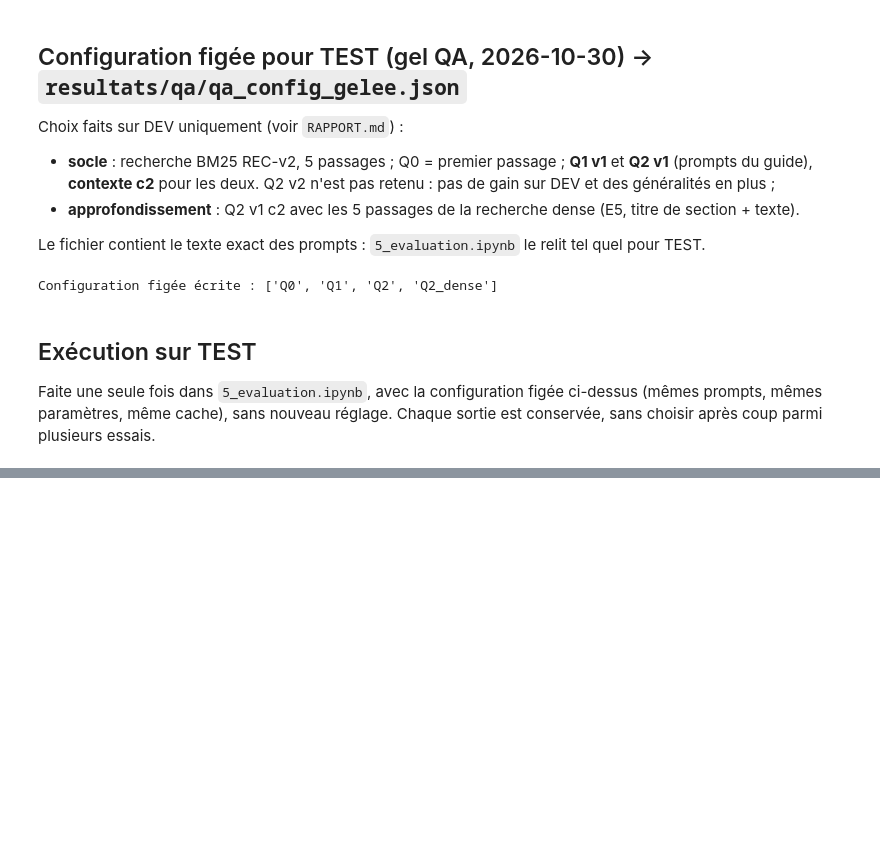
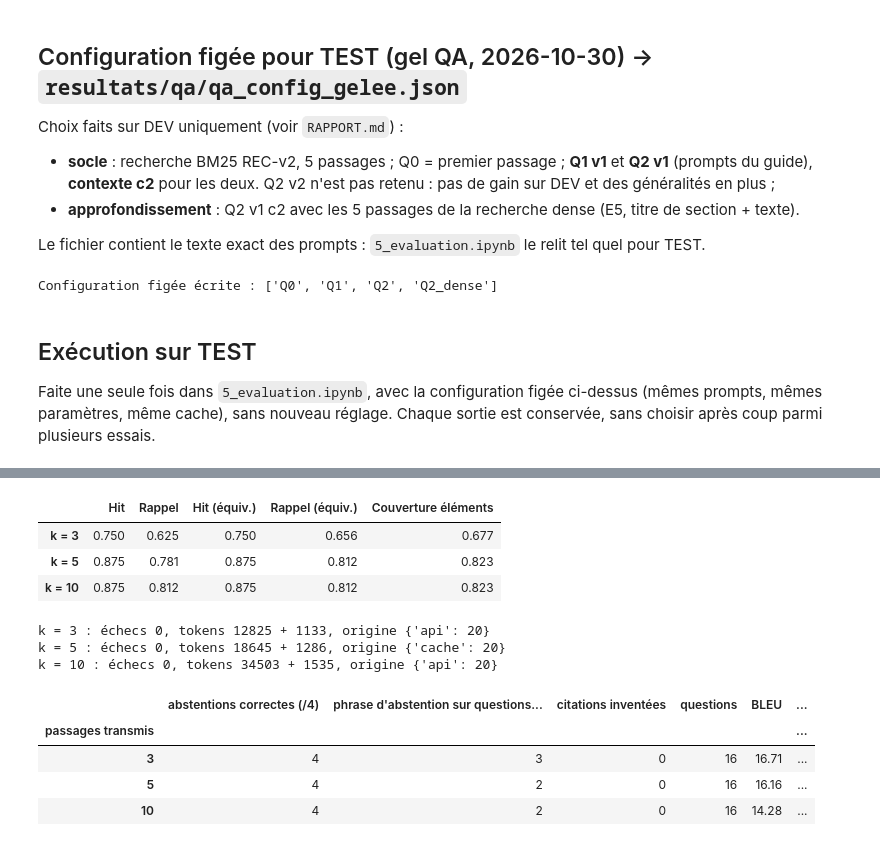
Before and after one commit to yam89421/NLP-SANTE-BC5CDR, a Jupyter notebook: notebooks/4.2_llm_q1_q2.ipynb, the cells around one changed output, grey strips where cells are left out. Saved outputs shown, nothing was run; the diff lists cells and outputs as text; code cells hidden in the pictures; blank space fills up the shorter version.

```diff
--- a/notebooks/4.2_llm_q1_q2.ipynb
+++ b/notebooks/4.2_llm_q1_q2.ipynb
@@ -336,0 +395,61 @@ paramètres, même cache), sans nouveau réglage. Chaque sortie est conservée,
+# %%
+from src.qa_recherche import construire_bm25, scores_bm25, premiers, mesures_question
+from src.qa_scores import scores_reponses
+
+ordre = list(passages)
+bm25_dev = construire_bm25([passages[i]["texte"] for i in ordre], racines=True)   # REC-v2
+NB_PASSAGES = [3, 5, 10]
+classement_dev = {q["question_id"]: [ordre[i] for i, _ in premiers(scores_bm25(q["question"], bm25_dev), max(NB_PASSAGES))]
+                  for q in dev}
+assert all(classement_dev[i][:5] == [c["passage_id"] for c in r["passages_retrouves"]] for i, r in q0.items())  # = Q0
+
+# Recherche : part des preuves présentes parmi les k passages (questions avec réponse).
+recherche_k = pd.DataFrame({f"k = {k}": pd.DataFrame([mesures_question(q, classement_dev[q["question_id"]], k)
+                                                       for q in dev if q["answerable"]]).mean().drop("rang_premiere_preuve")
+                                                         .set_axis(["Hit", "Rappel", "Hit (équiv.)", "Rappel (équiv.)", "Couverture éléments"])
+                            for k in NB_PASSAGES}).T.round(3)
+recherche_k
+# %% [output]
+|  | Hit | Rappel | Hit (équiv.) | Rappel (équiv.) | Couverture éléments |
+| k = 3 | 0.750 | 0.625 | 0.750 | 0.656 | 0.677 |
+| k = 5 | 0.875 | 0.781 | 0.875 | 0.812 | 0.823 |
+| k = 10 | 0.875 | 0.812 | 0.875 | 0.812 | 0.823 |
+# %%
+# Q2 v1 c2 avec k passages ; k = 5 redonne exactement les réponses de la configuration figée (cache).
+q2_k = {}
+for k in NB_PASSAGES:
+    source = {i: {"recherche": f"{q0[i]['recherche']}, k = {k}",
+                  "passages_retrouves": [{"passage_id": pid, "rang": r} for r, pid in enumerate(top[:k], start=1)]}
+              for i, top in classement_dev.items()}
+    q2_k[k] = executer("Q2", "v1", "c2", dev, source=source)
+fige = [l["reponse"] for l in map(json.loads, (RES / "predictions_llm_dev.jsonl").read_text(encoding="utf-8").splitlines())
+        if (l["prompt_version"], l["contexte_version"]) == ("q2_v1", "c2")]
+assert [l["reponse"] for l in q2_k[5]] == fige
+with open(RES / "predictions_llm_dev_nb_passages.jsonl", "w", encoding="utf-8") as f:
+    for k in (3, 10):
+        for l in q2_k[k]:
+            f.write(json.dumps({**l, "nb_passages": k}, ensure_ascii=False) + "\n")
+for k, lignes in q2_k.items():
+    print(f"k = {k} : échecs {sum(bool(l['echec']) for l in lignes)}, tokens {sum(l['tokens_prompt'] or 0 for l in lignes)} + "
+          f"{sum(l['tokens_reponse'] or 0 for l in lignes)}, origine {pd.Series([l['origine'] for l in lignes]).value_counts().to_dict()}")
+
+reponds = {q["question_id"]: q["answerable"] for q in dev}
+diag_k = pd.DataFrame([{"k": k, "avec_reponse": reponds[l["question_id"]], **diagnostiquer(l["reponse"], l["passages_transmis"])}
+                       for k, lignes in q2_k.items() for l in lignes])
+controles_k = diag_k.groupby("k").apply(lambda d: pd.Series({
+    "abstentions correctes (/4)": int((d.abstention & ~d.avec_reponse).sum()),
+    "phrase d'abstention sur questions avec réponse (/16)": int((d.abstention & d.avec_reponse).sum()),
+    "citations inventées": int(d.citations_inventees.map(len).sum())}), include_groups=False)
+scores_k = pd.DataFrame({k: scores_reponses(l, {q["question_id"]: q for q in dev}) for k, l in q2_k.items()}).T.drop(columns="signature BLEU")
+tableau_k = controles_k.join(scores_k).rename_axis("passages transmis")
+tableau_k.to_csv(RES / "llm_dev_nb_passages.csv")
+tableau_k
+# %% [output]
+k = 3 : échecs 0, tokens 12825 + 1133, origine {'api': 20}
+k = 5 : échecs 0, tokens 18645 + 1286, origine {'cache': 20}
+k = 10 : échecs 0, tokens 34503 + 1535, origine {'api': 20}
+|  | abstentions correctes (/4) | phrase d'abstention sur questions... | citations inventées | questions | BLEU | ... |
+| passages transmis |  |  |  |  |  | ... |
+| 3 | 4 | 3 | 0 | 16 | 16.71 | ... |
+| 5 | 4 | 2 | 0 | 16 | 16.16 | ... |
+| 10 | 4 | 2 | 0 | 16 | 14.28 | ... |
```
Also changed, not shown: parts of 6 cells of this notebook, 30 other files.
